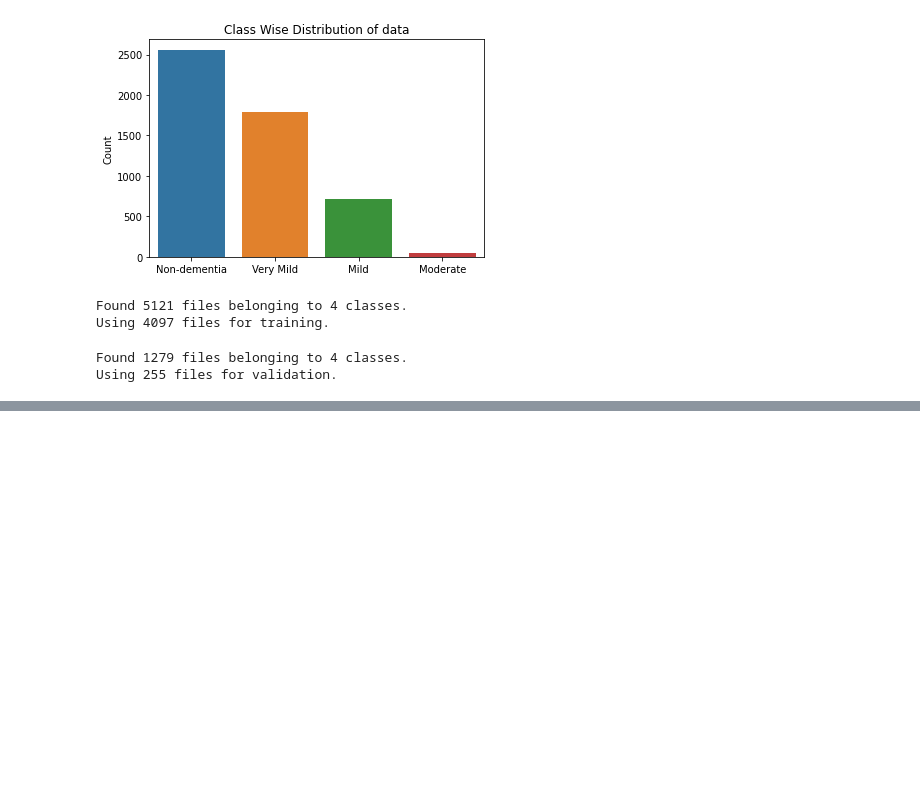
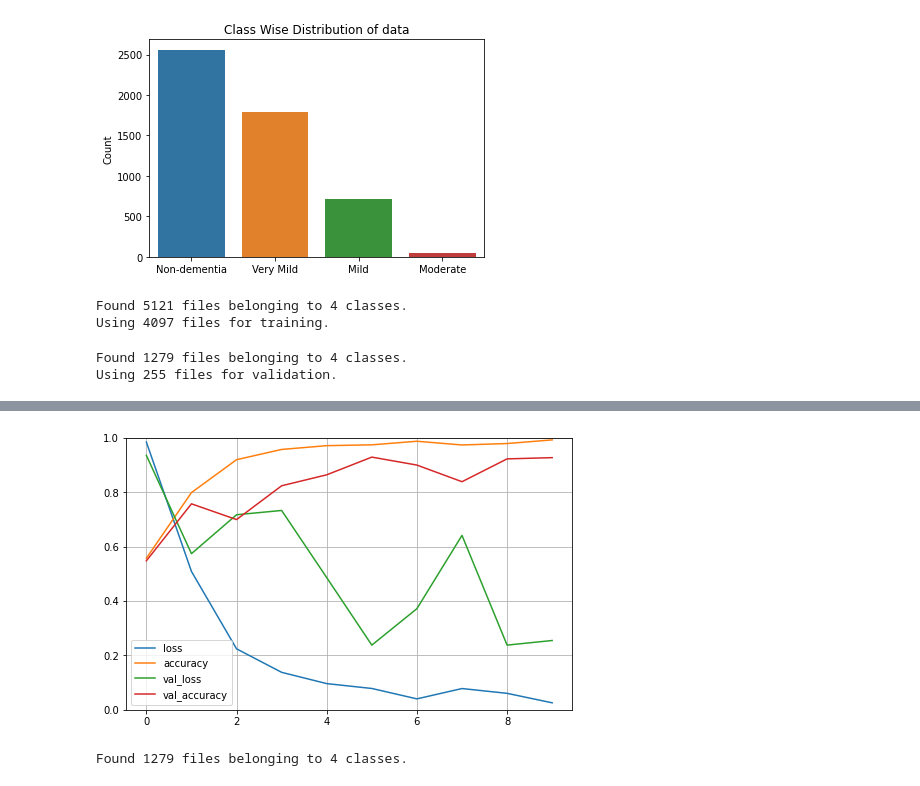
Before and after one commit to amritha-cloud/ADprediction, a Jupyter notebook: ADprediction-4.ipynb, the cells around one changed output, grey strips where cells are left out. Drawn from its saved outputs; the diff is of its cells as text; code cells hidden in the pictures; blank space fills up the shorter version.

```diff
--- a/ADprediction-4.ipynb
+++ b/ADprediction-4.ipynb
@@ -196,0 +240,21 @@ model.save('alzheimer_cnn_model.h5')
+# %%
+AUTOTUNE = tf.data.experimental.AUTOTUNE
+train_dataset = train_dataset.cache().prefetch(buffer_size=AUTOTUNE)
+valid_dataset = valid_dataset.cache().prefetch(buffer_size=AUTOTUNE)
+# %%
+moss = tf.keras.Sequential()
+
+moss.add(tf.keras.applications.InceptionResNetV2(weights = 'imagenet', input_shape=(200, 200, 3), include_top=False))
+
+moss.add(tf.keras.layers.Flatten())
+
+moss.add(tf.keras.layers.Dense(128, activation="relu"))
+
+moss.add(tf.keras.layers.Dropout(0.5))
+
+moss.add(tf.keras.layers.Dense(4, activation="softmax"))
+# %%
+# Using Accuracy as my metric because I want to measure how accurately the model predicts a particular class
+# AUC is also good since this is a skewed dataset
+
+moss.compile(optimizer = tf.keras.optimizers.Adam(1e-4), loss="sparse_categorical_crossentropy", metrics=["accuracy"])
@@ -196,0 +265,2 @@ model.save('alzheimer_cnn_model.h5')
+# %%
+history = moss.fit(train_dataset, validation_data=valid_dataset, epochs=10)
@@ -196,0 +288,20 @@ model.save('alzheimer_cnn_model.h5')
+# %%
+import pandas as pd
+
+pd.DataFrame(history.history).plot(figsize=(8, 5))
+plt.grid(True)
+plt.gca().set_ylim(0, 1)
+plt.show()
+# %% [output]
+[figure, added]
+# %%
+test_loc = "/content/drive/MyDrive/Alzheimer_s Dataset-2/test"
+test_dataset = tf.keras.preprocessing.image_dataset_from_directory(
+    test_loc,
+    image_size=(200, 200),
+    batch_size=32
+)
+
+test_dataset = test_dataset.cache().prefetch(buffer_size=AUTOTUNE)
+# %% [output]
+Found 1279 files belonging to 4 classes.
```
Also changed, not shown: parts of 9 cells of this notebook.
